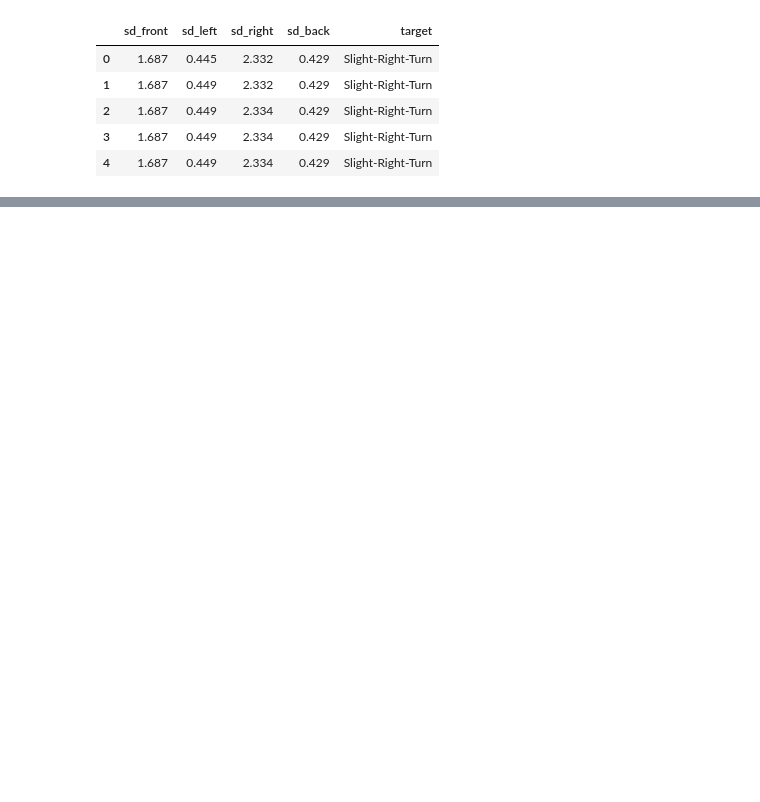
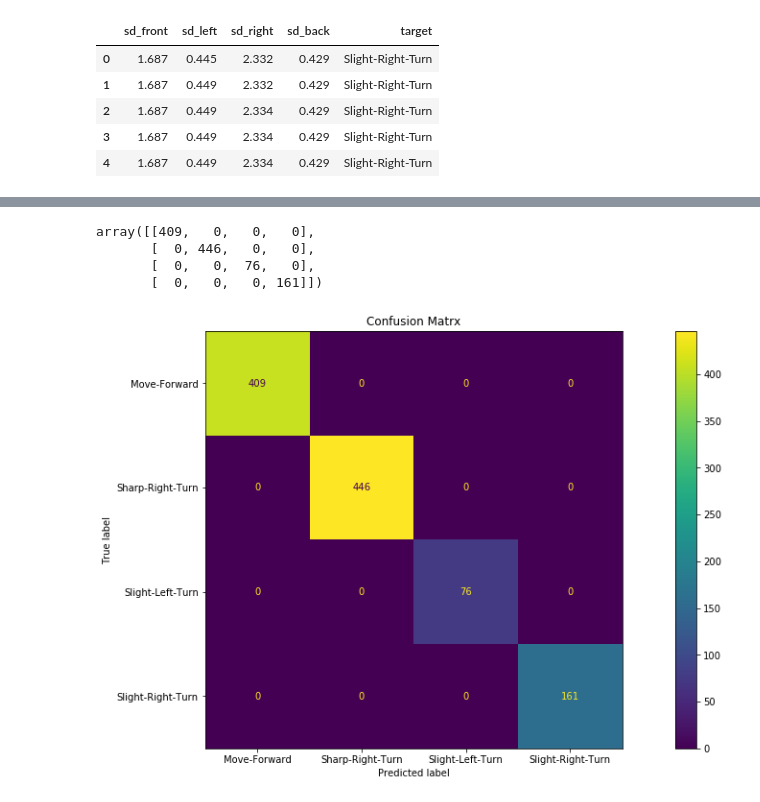
Before and after one commit to jcorredorc/learning_ml, a Jupyter notebook: Proyecto/P04-Arboles.ipynb, the cells around one changed output, grey strips where cells are left out. Drawn from its saved outputs; the diff is of its cells as text; code cells hidden in the pictures; blank space fills up the shorter version.

```diff
--- a/Proyecto/P04-Arboles.ipynb
+++ b/Proyecto/P04-Arboles.ipynb
@@ -21,0 +119,13 @@ df.head()
+# %%
+#Creating matplotlib axes object to assign figuresize and figure title
+fig, ax = plt.subplots(figsize=(20, 8))
+ax.set_title('Confusion Matrx')
+
+disp = metrics.plot_confusion_matrix(tm, X_test, y_test,ax=ax)#, display_labels=y_test, ax=ax)
+disp.confusion_matrix
+# %% [output]
+array([[409,   0,   0,   0],
+       [  0, 446,   0,   0],
+       [  0,   0,  76,   0],
+       [  0,   0,   0, 161]])
+[figure, added]
```
Also changed, not shown: parts of 23 cells of this notebook, 1 other file.
